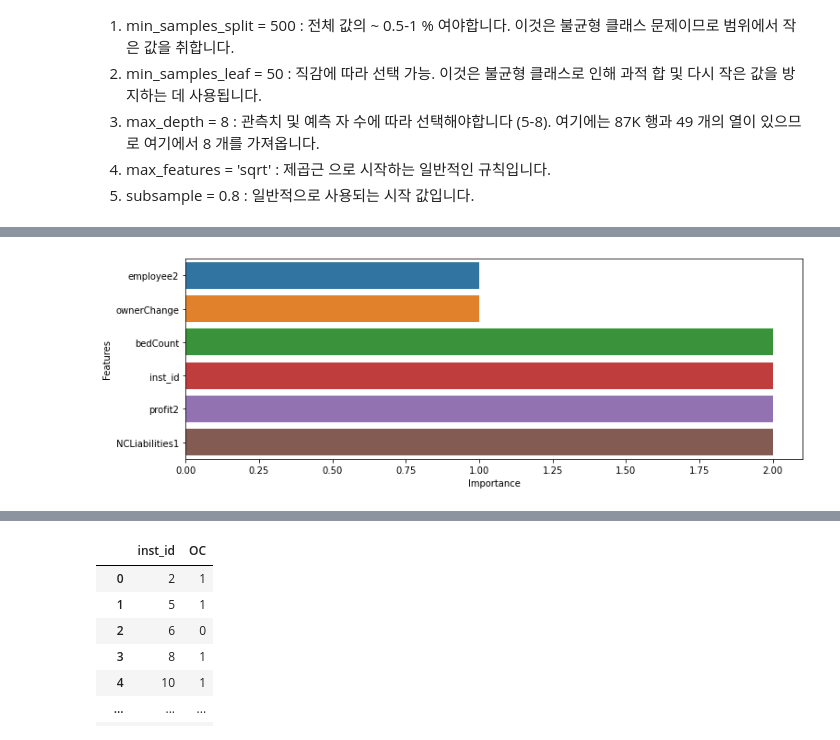
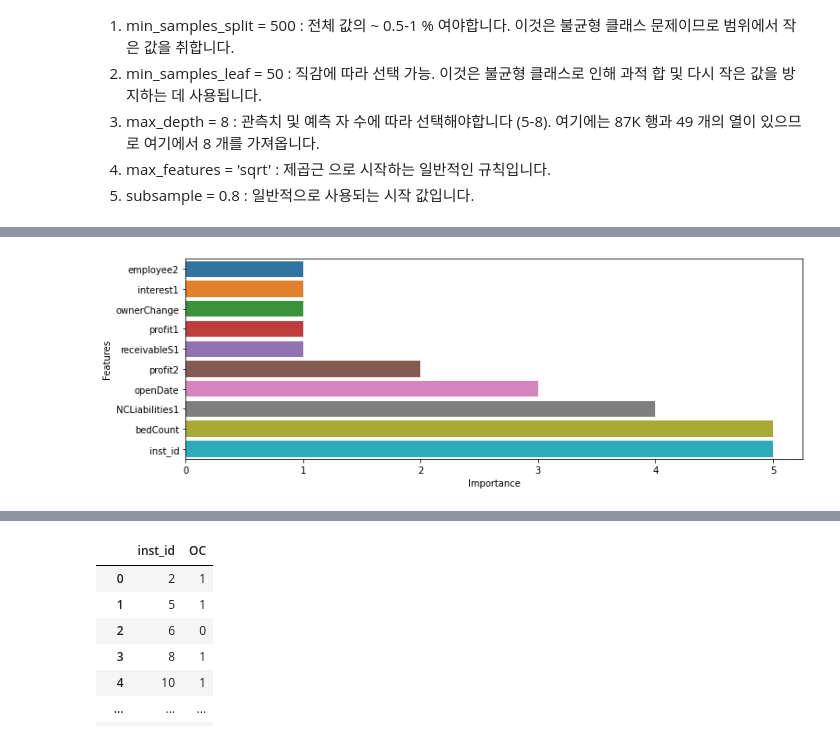
Before and after one commit to SwimmingHwang/hospital-opened-closed-classification, a Jupyter notebook: main.ipynb, the cells around one changed output, grey strips where cells are left out. Drawn from its saved outputs; the diff is of its cells as text; code cells hidden in the pictures.

```diff
--- a/main.ipynb
+++ b/main.ipynb
@@ -408,8 +352,8 @@ CV Score : Mean - 0.8225247 | Std - 0.100356 | Min - 0.7397661 | Max - 0.994152
 # %%
 #Choose all predictors except target & IDcols
 predictors = [x for x in train_prod_X.columns if x not in [target, IDcol]]
-param_test1 = {'n_estimators':range(20,81,10)}
-gsearch1 = GridSearchCV(estimator = GradientBoostingClassifier(learning_rate=0.1, min_samples_split=500,min_samples_leaf=50,max_depth=8,max_features='sqrt',subsample=0.8,random_state=10),
+param_test1 = {'n_estimators':range(1,50,10), 'min_samples_split':range(2,5,1),'max_depth':range(5,9),'max_features':['sqrt','auto']}
+gsearch1 = GridSearchCV(estimator = GradientBoostingClassifier(learning_rate=0.1, subsample=0.8,random_state=10),
 param_grid = param_test1, scoring='roc_auc',n_jobs=4,iid=False, cv=5)
 gsearch1.fit(train_prod_X[predictors],train_prod_Y)
 # %% [output]
@@ -456,16 +523,13 @@ def eval_error(preds, dtrain):
     return "accuracy", accuracy_score(labels, preds)
 
 
-param_tmp = {'max_depth' : [3, 4, 5, 6, 7, 8, 9, 10],
-         'eta': [0.05, 0.06, 0.07, 0.08, 0.09, 0.1]
-         }
-
+param_tmp = {'eta': [0.1, 0.2, 0.3, 0.4]}
 nrounds = 2
 # %%
-xgb_classifier = XGBClassifier(n_estimators=600, objective='binary:logistic',nthread=1)
+xgb_classifier = XGBClassifier(objective='binary:logistic',nthread=1)
 skf = StratifiedKFold(n_splits=3, shuffle = True, random_state = 42)
 
-random_xgb_tmp = RandomizedSearchCV(xgb_classifier, param_distributions=param_tmp, n_iter=5, scoring='roc_auc', n_jobs=4, cv=skf.split(train_prod_X, train_prod_Y), verbose=3, random_state=42)
+random_xgb_tmp = GridSearchCV(xgb_classifier, param_grid = param_tmp, scoring='accuracy', n_jobs=4, cv=skf.split(train_prod_X, train_prod_Y), verbose=2)
 # %%
 random_xgb_tmp.fit(train_prod_X, train_prod_Y)
 # %% [output]
@@ -521,30 +558,31 @@ XGBClassifier(base_score=0.5, booster='gbtree', colsample_bylevel=1,
+# %%
+random_xgb_tmp.best_params_['eta'] = 0.3
 # %%
 np.random.seed(100)
-best_param = {'max_depth' : 3,
-         'eta': 0.08
+best_param = {'eta': random_xgb_tmp.best_params_['eta']
          }
 
 xgb_model_tune = xgb.train(best_param,
                       dtrain_prod,
                       num_boost_round = nrounds ,
                       feval = eval_error,
                       #maximize = True,
                       #early_stopping_rounds = 10,
                       )
 
 XGB_prediction = xgb_model_tune.predict(dtest_prod)
 
 sub_XGB_tune= pd.DataFrame({'inst_id' : sub_id , 'OC' : XGB_prediction })
 sub_XGB_tune= sub_XGB_tune[['inst_id', 'OC']]
 
 #PLotting the feature importance
-xgb_Imp = pd.DataFrame({'Features' : list(xgb_model_tune.get_score().keys()),
+xgb_Imp_tune = pd.DataFrame({'Features' : list(xgb_model_tune.get_score().keys()),
                         'Importance' : list(xgb_model_tune.get_score().values())}).sort_values(['Importance'])
 plt.figure()
-sns.barplot(xgb_Imp.Importance, xgb_Imp.Features)
+sns.barplot(xgb_Imp_tune.Importance, xgb_Imp_tune.Features)
 plt.show()
 # %% [output]
-[figure, old version]
+[figure, new version]
 # %%
 sub_XGB_tune
 # %% [output]
```
Also changed, not shown: parts of 39 cells of this notebook, 5 other files.
